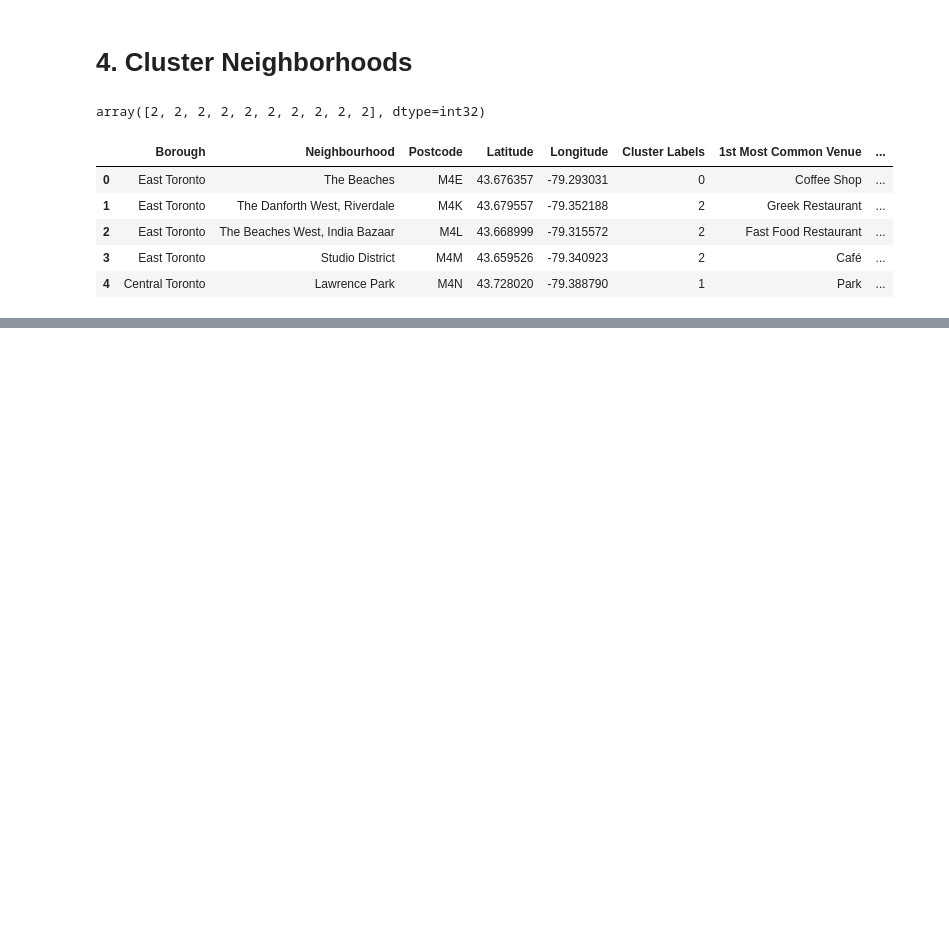
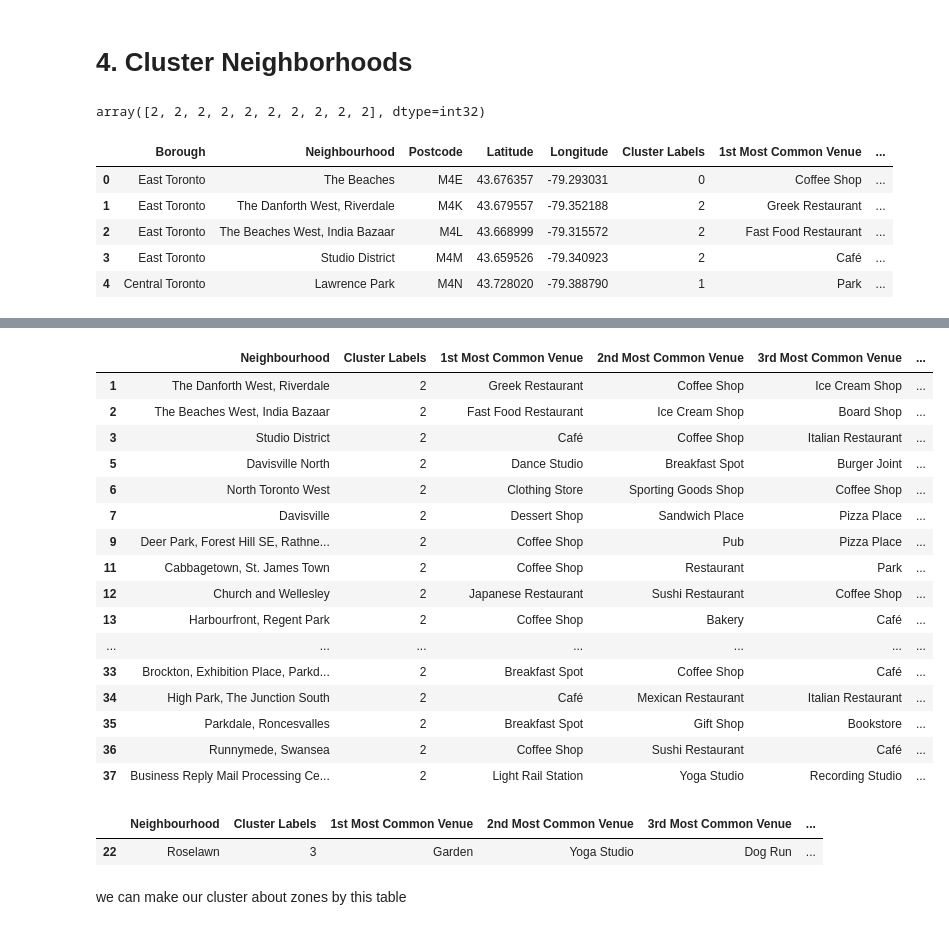
Before and after one commit to ezzmuhamed/Coursera_Capstone, a Jupyter notebook: lat_lng_coords_2.ipynb, the cells around one changed output, grey strips where cells are left out. Cells and saved outputs as stored; diff of their text form; code cells hidden in the pictures; blank space fills up the shorter version.

```diff
--- a/lat_lng_coords_2.ipynb
+++ b/lat_lng_coords_2.ipynb
@@ -748,0 +764,27 @@ NameError: name 'manhattan_merged' is not defined
+# %%
+the_beaches_merged.loc[the_beaches_merged['Cluster Labels'] == 2, the_beaches_merged.columns[[1] + list(range(5, the_beaches_merged.shape[1]))]]
+# %% [output]
+|  | Neighbourhood | Cluster Labels | 1st Most Common Venue | 2nd Most Common Venue | 3rd Most Common Venue | ... |
+| 1 | The Danforth West, Riverdale | 2 | Greek Restaurant | Coffee Shop | Ice Cream Shop | ... |
+| 2 | The Beaches West, India Bazaar | 2 | Fast Food Restaurant | Ice Cream Shop | Board Shop | ... |
+| 3 | Studio District | 2 | Café | Coffee Shop | Italian Restaurant | ... |
+| 5 | Davisville North | 2 | Dance Studio | Breakfast Spot | Burger Joint | ... |
+| 6 | North Toronto West | 2 | Clothing Store | Sporting Goods Shop | Coffee Shop | ... |
+| 7 | Davisville | 2 | Dessert Shop | Sandwich Place | Pizza Place | ... |
+| 9 | Deer Park, Forest Hill SE, Rathne... | 2 | Coffee Shop | Pub | Pizza Place | ... |
+| 11 | Cabbagetown, St. James Town | 2 | Coffee Shop | Restaurant | Park | ... |
+| 12 | Church and Wellesley | 2 | Japanese Restaurant | Sushi Restaurant | Coffee Shop | ... |
+| 13 | Harbourfront, Regent Park | 2 | Coffee Shop | Bakery | Café | ... |
+| ... | ... | ... | ... | ... | ... | ... |
+| 33 | Brockton, Exhibition Place, Parkd... | 2 | Breakfast Spot | Coffee Shop | Café | ... |
+| 34 | High Park, The Junction South | 2 | Café | Mexican Restaurant | Italian Restaurant | ... |
+| 35 | Parkdale, Roncesvalles | 2 | Breakfast Spot | Gift Shop | Bookstore | ... |
+| 36 | Runnymede, Swansea | 2 | Coffee Shop | Sushi Restaurant | Café | ... |
+| 37 | Business Reply Mail Processing Ce... | 2 | Light Rail Station | Yoga Studio | Recording Studio | ... |
+# %%
+the_beaches_merged.loc[the_beaches_merged['Cluster Labels'] == 3, the_beaches_merged.columns[[1] + list(range(5, the_beaches_merged.shape[1]))]]
+# %% [output]
+|  | Neighbourhood | Cluster Labels | 1st Most Common Venue | 2nd Most Common Venue | 3rd Most Common Venue | ... |
+| 22 | Roselawn | 3 | Garden | Yoga Studio | Dog Run | ... |
+# %% [markdown]
+we can make our cluster about zones by this table
```
Also changed, not shown: parts of 4 cells of this notebook.
